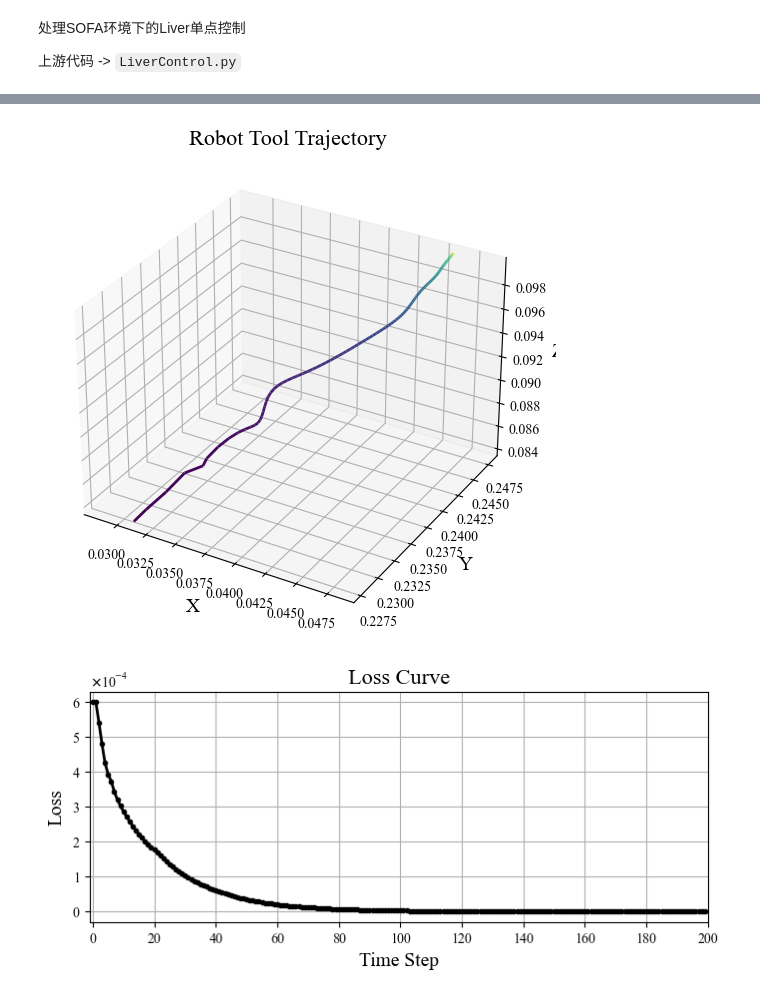
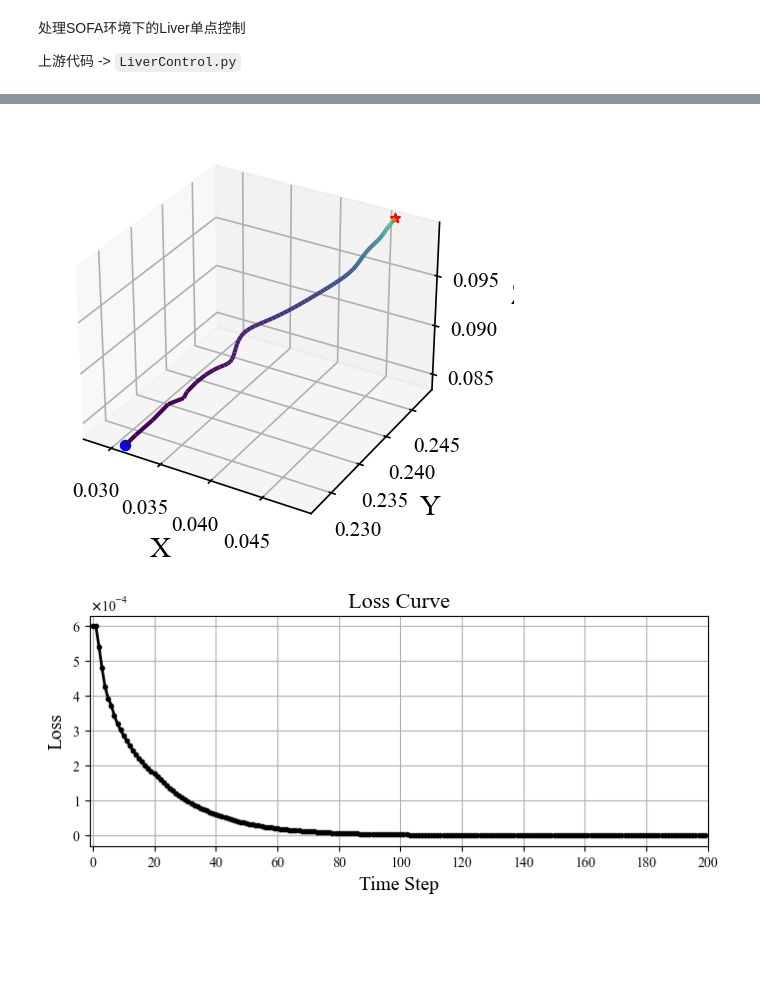
Before and after one commit to yang-si-hang/paper-2023, a Jupyter notebook: Test branch/SOFACode/20240915-Liver Control/Model.ipynb, the cells around one changed output, grey strips where cells are left out. Cells and saved outputs as stored; diff of their text form; code cells hidden in the pictures; blank space fills up the shorter version.

```diff
--- a/Test branch/SOFACode/20240915-Liver Control/Model.ipynb
+++ b/Test branch/SOFACode/20240915-Liver Control/Model.ipynb
@@ -54,39 +57,45 @@ plot_loss(loss_np)
 # %%
-fig = plt.figure(figsize=(8, 6), dpi=100)
+fig = plt.figure(figsize=(5, 3), dpi=150)
 gs = GridSpec(1, 1, figure=fig)
 
 # 选择点的索引
 indices = np.arange(len(sofa_contact_pos[:,0]))
 
 # 计算颜色渐变
 t = np.linspace(0, 1, len(sofa_contact_pos[:,0]))  # 颜色映射的变量，假设是时间
 norm = plt.Normalize(t.min(), t.max())
 colors = cm.viridis(norm(t))  # 使用 viridis 颜色映射
 
 # 创建 3D 坐标点
 rob_pose_xyz = np.stack([sofa_contact_pos[:,0][indices], sofa_contact_pos[:,1][indices], sofa_contact_pos[:,2][indices]], axis=1).reshape(-1, 1, 3)
 
 # 创建线段（每一段是连续的两个点之间的线段）
 segments = np.concatenate([rob_pose_xyz[:-1], rob_pose_xyz[1:]], axis=1)
 
 # 使用 Line3DCollection 绘制具有渐变色的轨迹线
-lc = Line3DCollection(segments, colors=colors, linewidth=2)
+lc = Line3DCollection(segments, colors=colors, linewidth=2, zorder=1)
 
 ax_traj = fig.add_subplot(gs[0, 0], projection='3d')
 ax_traj.add_collection(lc, autolim=True)
+
+ax_traj.scatter(rob_pose_xyz[0, 0, 0], rob_pose_xyz[0, 0, 1], rob_pose_xyz[0, 0, 2], c='blue', s=20, marker='o', label='Start Point', zorder=3)
+ax_traj.scatter(rob_pose_xyz[-1, 0, 0], rob_pose_xyz[-1, 0, 1], rob_pose_xyz[-1, 0, 2], c='red', s=20, marker='*', label='End Point', zorder=3)
 
 ax_traj.set_xlim([np.min(sofa_contact_pos[:,0]), np.max(sofa_contact_pos[:,0])])
 ax_traj.set_ylim([np.min(sofa_contact_pos[:,1]), np.max(sofa_contact_pos[:,1])])
 ax_traj.set_zlim([np.min(sofa_contact_pos[:,2]), np.max(sofa_contact_pos[:,2])])
 
 ax_traj.set_xlabel('X', fontsize=14, fontname='Times New Roman')
 ax_traj.set_ylabel('Y', fontsize=14, fontname='Times New Roman')
 ax_traj.set_zlabel('Z', fontsize=14, fontname='Times New Roman')
 
-ax_traj.set_title('Robot Tool Trajectory', fontsize=16, fontname='Times New Roman')
+# ax_traj.set_title('Robot Tool Trajectory', fontsize=16, fontname='Times New Roman')
 ax_traj.set_aspect('equal', 'datalim')
+
+plt.tight_layout()
+fig.savefig(f'trajectory.png', transparent=True, dpi=300)
 # %% [output]
-[figure, old version]
+[figure, new version]
 # %%
 POINTS_NUM:int = 1
 num:int = 2
```
Also changed, not shown: parts of 6 cells of this notebook, 13 other files.
